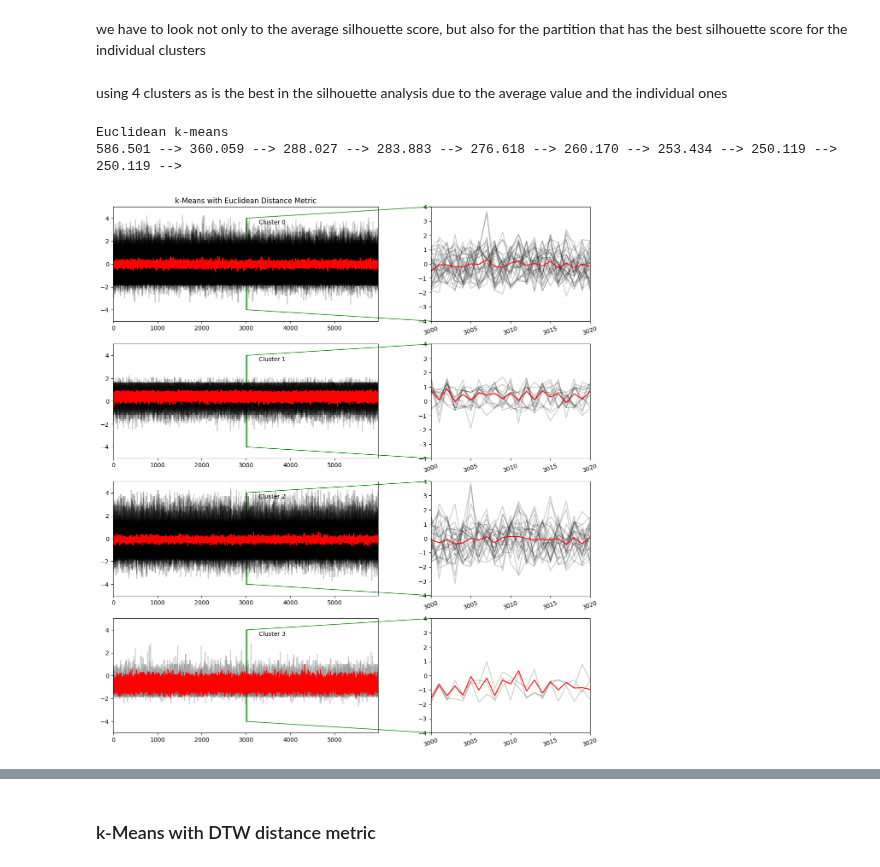
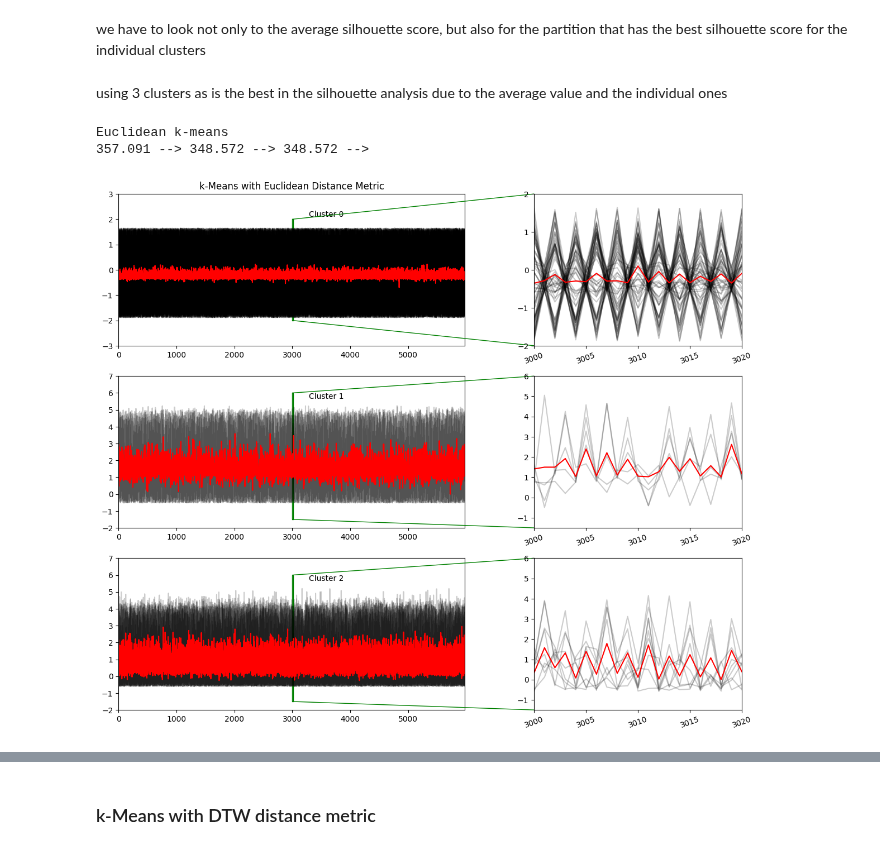
Before and after one commit to sarabreu/thesis_dev, a Jupyter notebook: 5_time_series_clustering/indiv_vars/solar/clean/dc_power/clean_solar.ipynb, the cells around one changed output, grey strips where cells are left out. Cells and saved outputs as stored; diff of their text form; code cells hidden in the pictures.

```diff
--- a/5_time_series_clustering/indiv_vars/solar/clean/dc_power/clean_solar.ipynb
+++ b/5_time_series_clustering/indiv_vars/solar/clean/dc_power/clean_solar.ipynb
@@ -126,7 +126,7 @@ dtypes: float32(3)
 memory usage: 5.3 MB
 # %%
 scaler = StandardScaler()
-X_scaled = scaler.fit_transform(X[['read_at', 'temperature']])
+X_scaled = scaler.fit_transform(X[['read_at', 'dc_power']])
 X_scaled = pd.DataFrame(X_scaled)
 # %%
 X_scaled['asset_id'] = X['asset_id']
@@ -166,10 +166,10 @@ plt.show()
 [figure]
 [figure]
 # %%
-X_scaled.columns = ['read_at', 'temperature', 'asset_id']
+X_scaled.columns = ['read_at', 'dc_power', 'asset_id']
 # %%
 # Grouping by 'asset_id' and storing each group as an array
-grouped_arrays_all = [group[['read_at','temperature']].values \
+grouped_arrays_all = [group[['read_at','dc_power']].values \
                     for _, group in X_scaled.groupby('asset_id')]
 # %%
 X_train = np.array(grouped_arrays_all)
@@ -329,9 +329,9 @@ For n_clusters = 8 The average silhouette_score is : 0.63
 # %% [markdown]
 we have to look not only to the average silhouette score, but also for the partition that has the best silhouette score for the individual clusters
 # %% [markdown]
-using 4 clusters as is the best in the silhouette analysis due to the average value and the individual ones
+using 3 clusters as is the best in the silhouette analysis due to the average value and the individual ones
 # %%
-def zoom_in_plot(X_train, y_pred, cluster_centers, sz, title:str, num_clusters, som: bool = False):
+def zoom_in_plot(X_train, y_pred, cluster_centers, sz, title:str, num_clusters, som: bool = False, chosen: list = None):
 # def zoom_in_plot(X_train, y_pred, cluster_centers, sz, title:str, num_clusters, som: bool = False, chosen: list = None):
     fig = plt.figure(figsize=(16, 4*num_clusters))
     gs = gridspec.GridSpec(num_clusters, 4, width_ratios=[5, 1, 3, 1], height_ratios=[1] * num_clusters)
@@ -360,11 +360,11 @@ def zoom_in_plot(X_train, y_pred, cluster_centers, sz, title:str, num_clusters,
         else:
             ax.plot(pca.inverse_transform(cluster_centers)[cluster_num].ravel(), "r-")  # Plot cluster centers in original data space
         ax.set_xlim(0, sz)
-        # if i in chosen:
-        #     ax.set_ylim(-5.5, 4)
-        # else:
-        #     ax.set_ylim(-3, 3)
-        ax.set_ylim(-5, 5)
+        if i in chosen:
+            ax.set_ylim(-2, 7)
+        else:
+            ax.set_ylim(-3, 3)
+        # ax.set_ylim(-5, 5)
         ax.text(0.55, 0.85, 'Cluster %d' % (cluster_num), transform=ax.transAxes)
         if i == 0:
             ax.set_title(f"{title}")
@@ -378,13 +378,13 @@ def zoom_in_plot(X_train, y_pred, cluster_centers, sz, title:str, num_clusters,
         else:
             axins.plot(pca.inverse_transform(cluster_centers)[cluster_num].ravel(), "r-")  # Plot cluster centers in original data space
         axins.set_xlim(3000, 3020)
-        # if i in chosen:
-        #     axins.set_ylim(-5, 3)
-        # else:
-        #     axins.set_ylim(-2, 2)
-        #     y_ticks = [-2, -1, 0, 1, 2]
-        #     axins.set_yticks(y_ticks)
-        axins.set_ylim(-4, 4)
+        if i in chosen:
+            axins.set_ylim(-1.5, 6)
+        else:
+            axins.set_ylim(-2, 2)
+            y_ticks = [-2, -1, 0, 1, 2]
+            axins.set_yticks(y_ticks)
+        # axins.set_ylim(-4, 4)
         x_ticks = [3000, 3005, 3010, 3015, 3020]
         # Set the x-ticks for the zoomed-in plot
         axins.set_xticks(x_ticks)
@@ -399,19 +399,19 @@ def zoom_in_plot(X_train, y_pred, cluster_centers, sz, title:str, num_clusters,
 # %%
 # Euclidean k-means
 print("Euclidean k-means")
 
-num_clusters = 4
+num_clusters = 3
 
 km = TimeSeriesKMeans(n_clusters=num_clusters, verbose=True, random_state=seed)
 y_pred_euclidean = km.fit_predict(train_pca)
 
 cluster_centers_reshaped = km.cluster_centers_.reshape(num_clusters, 2)
 
-zoom_in_plot(X_train, y_pred_euclidean, cluster_centers_reshaped, sz, 'k-Means with Euclidean Distance Metric', num_clusters=num_clusters)
+zoom_in_plot(X_train, y_pred_euclidean, cluster_centers_reshaped, sz, 'k-Means with Euclidean Distance Metric', num_clusters=num_clusters, chosen = [1, 2])
 # %% [output]
 Euclidean k-means
-586.501 --> 360.059 --> 288.027 --> 283.883 --> 276.618 --> 260.170 --> 253.434 --> 250.119 --> 250.119 -->
+357.091 --> 348.572 --> 348.572 -->
-[figure, old version]
+[figure, new version]
 # %%
 with open('euclidean_solar.pickle', 'wb') as f:
     pickle.dump(km, f)
```
Also changed, not shown: parts of 27 cells of this notebook, 2 other files.
